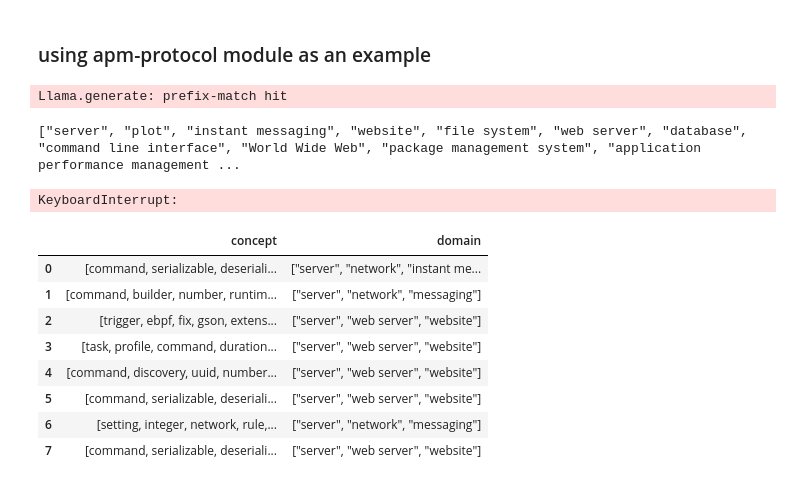
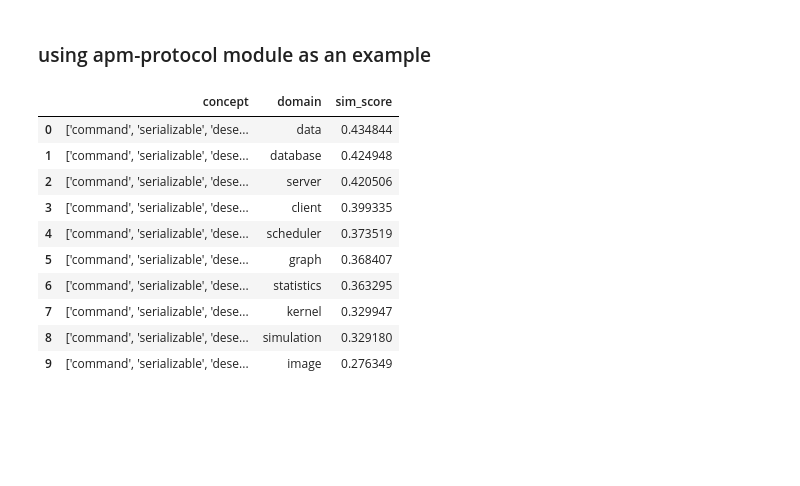
Before and after one commit to zakipauzi/concept-domain-coverage, a Jupyter notebook: 2_topic_ad_matching_embeddings.ipynb, the cells around one changed output. Drawn from its saved outputs; the diff is of its cells as text; code cells hidden in the pictures; blank space fills up the shorter version.

```diff
--- a/2_topic_ad_matching_embeddings.ipynb
+++ b/2_topic_ad_matching_embeddings.ipynb
@@ -149,26 +125,0 @@ cl = ast.literal_eval(concept_list)
-# %%
-match_res = []
-
-for con in cl:
-    domain_res = llm(system_prompt.format(concepts=con, domains=domains))
-    match_res.append([con, domain_res])
-# %% [output]
-Llama.generate: prefix-match hit
-["server", "plot", "instant messaging", "website", "file system", "web server", "database", "command line interface", "World Wide Web", "package management system", "application performance management ...
-KeyboardInterrupt:
-# %%
-pd.set_option('display.max_colwidth', None)
-domain_res_df = pd.DataFrame(match_res, columns=['concept', 'domain'])
-domain_res_df['domain'] = domain_res_df['domain'].str.rstrip('\n')
-# domain_res_df['domain'] = domain_res_df['domain'].apply(lambda x: ast.literal_eval(x))
-domain_res_df
-# %% [output]
-|  | concept | domain |
-| 0 | [command, serializable, deseriali... | ["server", "network", "instant me... |
-| 1 | [command, builder, number, runtim... | ["server", "network", "messaging"] |
-| 2 | [trigger, ebpf, fix, gson, extens... | ["server", "web server", "website"] |
-| 3 | [task, profile, command, duration... | ["server", "web server", "website"] |
-| 4 | [command, discovery, uuid, number... | ["server", "web server", "website"] |
-| 5 | [command, serializable, deseriali... | ["server", "web server", "website"] |
-| 6 | [setting, integer, network, rule,... | ["server", "network", "messaging"] |
-| 7 | [command, serializable, deseriali... | ["server", "web server", "website"] |
@@ -177,0 +146,14 @@ domain_res_df
+# %%
+domain_res[0]
+# %% [output]
+|  | concept | domain | sim_score |
+| 0 | ['command', 'serializable', 'dese... | data | 0.434844 |
+| 1 | ['command', 'serializable', 'dese... | database | 0.424948 |
+| 2 | ['command', 'serializable', 'dese... | server | 0.420506 |
+| 3 | ['command', 'serializable', 'dese... | client | 0.399335 |
+| 4 | ['command', 'serializable', 'dese... | scheduler | 0.373519 |
+| 5 | ['command', 'serializable', 'dese... | graph | 0.368407 |
+| 6 | ['command', 'serializable', 'dese... | statistics | 0.363295 |
+| 7 | ['command', 'serializable', 'dese... | kernel | 0.329947 |
+| 8 | ['command', 'serializable', 'dese... | simulation | 0.329180 |
+| 9 | ['command', 'serializable', 'dese... | image | 0.276349 |
```
Also changed, not shown: parts of 10 cells of this notebook.
